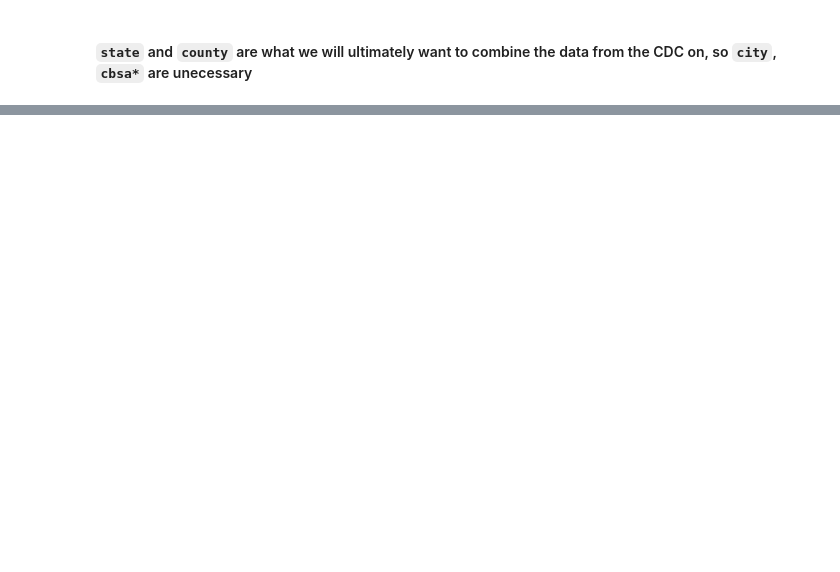
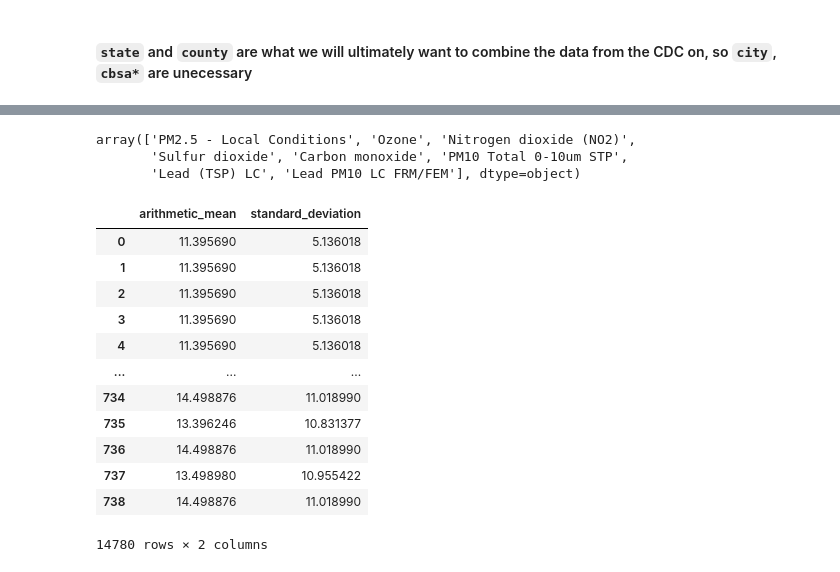
Before and after one commit to wdegraw93/low_birth_weight_vs_aqi_study, a Jupyter notebook: winston.ipynb, the cells around one changed output, grey strips where cells are left out. Cells and saved outputs as stored; diff of their text form; code cells hidden in the pictures; blank space fills up the shorter version.

Commit message:
initial very messy cleaning of AQS data

```diff
--- a/winston.ipynb
+++ b/winston.ipynb
@@ -434,0 +588,2 @@ Index(['datum', 'parameter', 'sample_duration_code', 'sample_duration',
+# %%
+aqs.drop(columns=['metric_used', 'method', 'event_type','observation_count','observation_percent'], inplace=True)
@@ -434,0 +686,2 @@ Index(['datum', 'parameter', 'sample_duration_code', 'sample_duration',
+# %%
+aqs.drop(columns=['required_day_count','exceptional_data_count','null_observation_count'], inplace=True)
@@ -434,0 +718,27 @@ Index(['datum', 'parameter', 'sample_duration_code', 'sample_duration',
+# %%
+parameters = aqs['parameter'].unique()
+parameters
+# %% [output]
+array(['PM2.5 - Local Conditions', 'Ozone', 'Nitrogen dioxide (NO2)',
+       'Sulfur dioxide', 'Carbon monoxide', 'PM10 Total 0-10um STP',
+       'Lead (TSP) LC', 'Lead PM10 LC FRM/FEM'], dtype=object)
+# %%
+param_data = []
+for param in parameters:
+    param_data.append(aqs[aqs['parameter']==param][['arithmetic_mean', 'standard_deviation']])
+# %%
+param_data[0]
+# %% [output]
+|  | arithmetic_mean | standard_deviation |
+| 0 | 11.395690 | 5.136018 |
+| 1 | 11.395690 | 5.136018 |
+| 2 | 11.395690 | 5.136018 |
+| 3 | 11.395690 | 5.136018 |
+| 4 | 11.395690 | 5.136018 |
+| ... | ... | ... |
+| 734 | 14.498876 | 11.018990 |
+| 735 | 13.396246 | 10.831377 |
+| 736 | 14.498876 | 11.018990 |
+| 737 | 13.498980 | 10.955422 |
+| 738 | 14.498876 | 11.018990 |
+14780 rows × 2 columns
```
Also changed, not shown: parts of 53 cells of this notebook, 5 other files.
